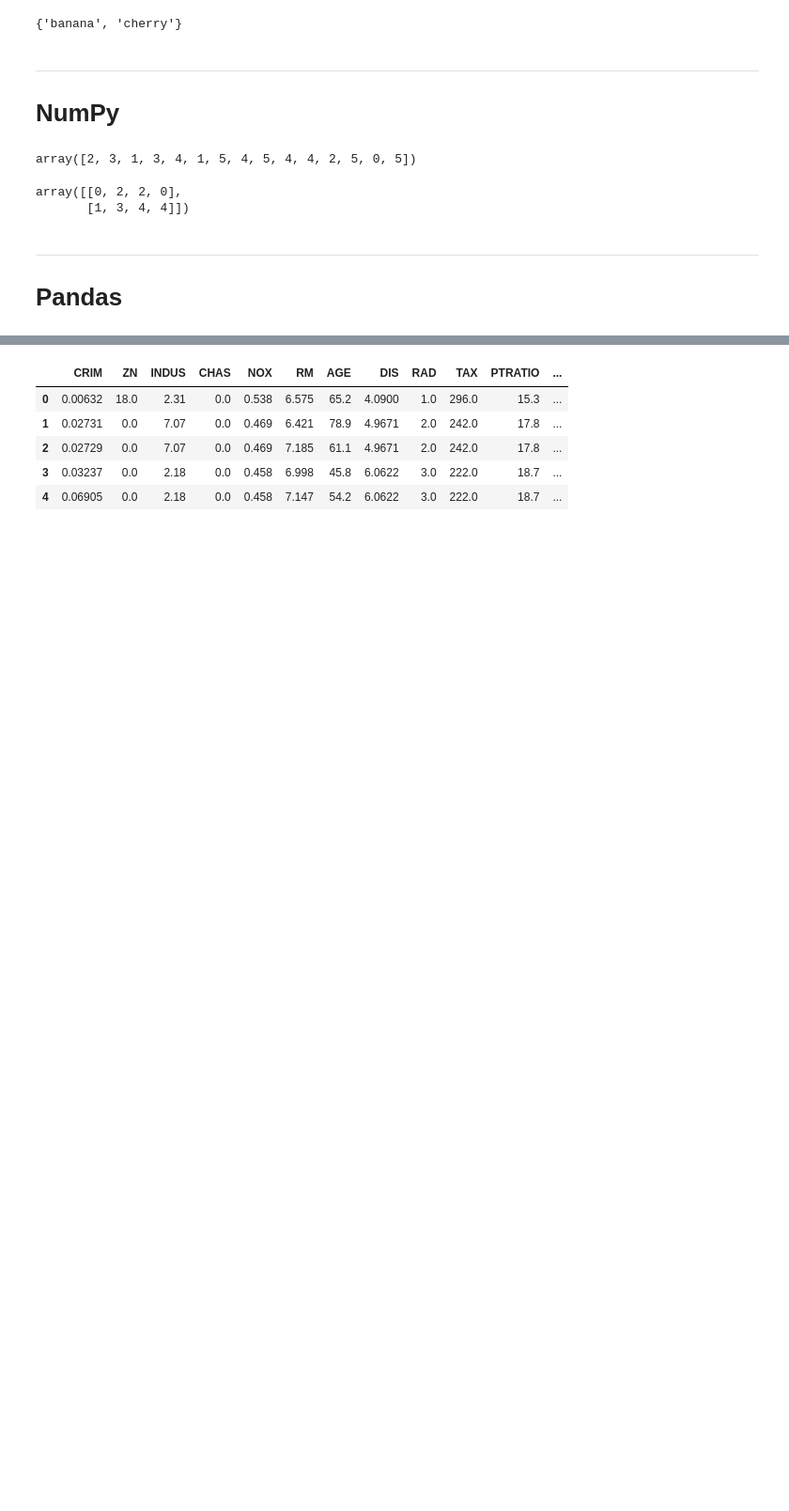
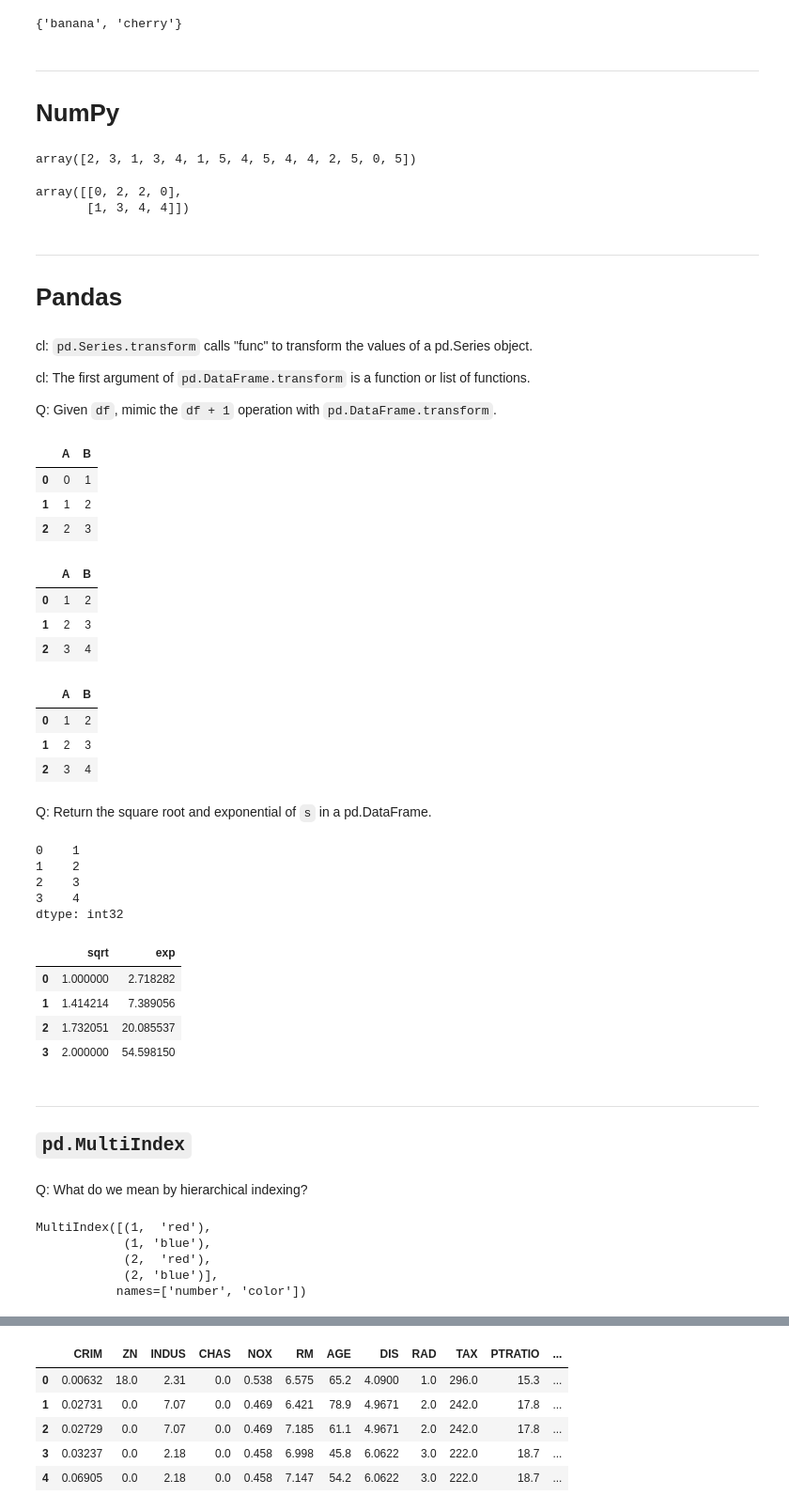
Before and after one commit to Unique-Divine/LeetCode-Coding-Practice, a Jupyter notebook: Anki Notebook - Cookbook Generator.ipynb, the cells around one changed output, grey strips where cells are left out. Shown: that part at 94% size. Cells and saved outputs as stored; diff of their text form; code cells hidden in the pictures; blank space fills up the shorter version.

```diff
--- a/Anki Notebook - Cookbook Generator.ipynb
+++ b/Anki Notebook - Cookbook Generator.ipynb
@@ -50,0 +47,62 @@ array([[0, 2, 2, 0],
+# %% [markdown]
+cl: `pd.Series.transform` calls "func" to transform the values of a pd.Series object.
+
+cl: The first argument of `pd.DataFrame.transform` is a function or list of functions.
+
+Q: Given `df`, mimic the `df + 1` operation with `pd.DataFrame.transform`.
+# %%
+df = pd.DataFrame({'A': range(3), 'B': range(1, 4)})
+df
+# %% [output]
+|  | A | B |
+| 0 | 0 | 1 |
+| 1 | 1 | 2 |
+| 2 | 2 | 3 |
+# %%
+df + 1
+# %% [output]
+|  | A | B |
+| 0 | 1 | 2 |
+| 1 | 2 | 3 |
+| 2 | 3 | 4 |
+# %%
+df.transform(lambda x: x + 1)
+# %% [output]
+|  | A | B |
+| 0 | 1 | 2 |
+| 1 | 2 | 3 |
+| 2 | 3 | 4 |
+# %% [markdown]
+Q: Return the square root and exponential of `s` in a pd.DataFrame.
+# %%
+s = pd.Series(np.arange(1,5))
+s
+# %% [output]
+0    1
+1    2
+2    3
+3    4
+dtype: int32
+# %%
+s.transform([np.sqrt, np.exp])
+# %% [output]
+|  | sqrt | exp |
+| 0 | 1.000000 | 2.718282 |
+| 1 | 1.414214 | 7.389056 |
+| 2 | 1.732051 | 20.085537 |
+| 3 | 2.000000 | 54.598150 |
+# %% [markdown]
+---
+## `pd.MultiIndex`
+# %% [markdown]
+Q: What do we mean by hierarchical indexing?
+# %%
+arrays = [[1, 1, 2, 2],
+          ['red', 'blue', 'red', 'blue']]
+pd.MultiIndex.from_arrays(arrays, names=('number', 'color'))
+# %% [output]
+MultiIndex([(1,  'red'),
+            (1, 'blue'),
+            (2,  'red'),
+            (2, 'blue')],
+           names=['number', 'color'])
```
Also changed, not shown: parts of 19 cells of this notebook, 2 other files.
